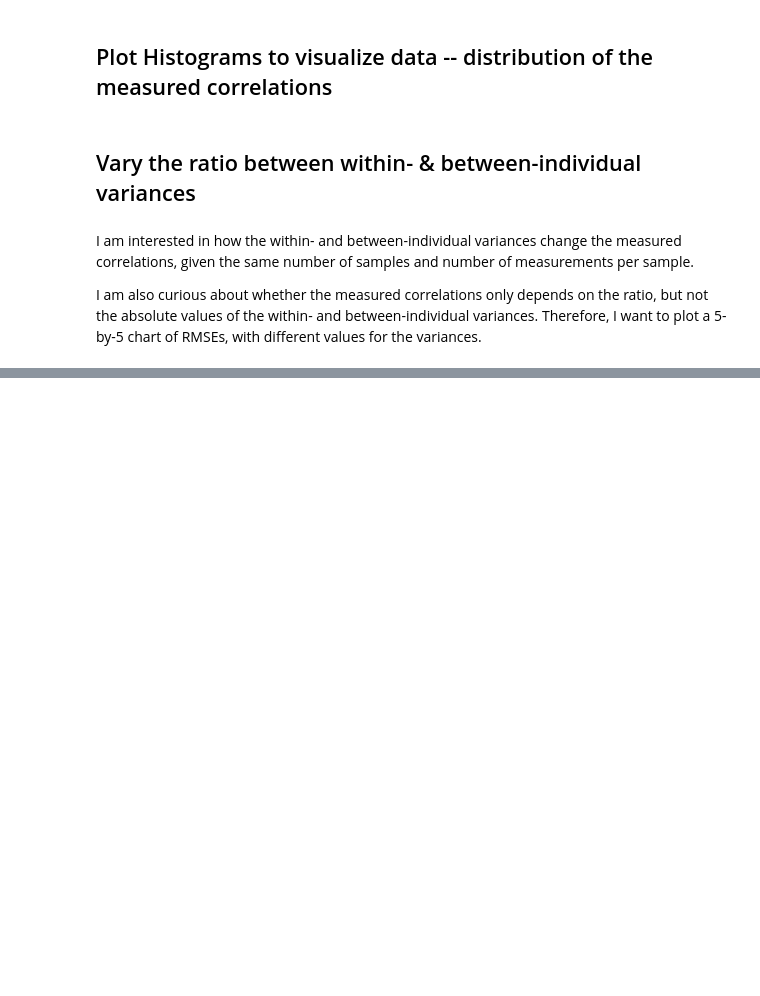
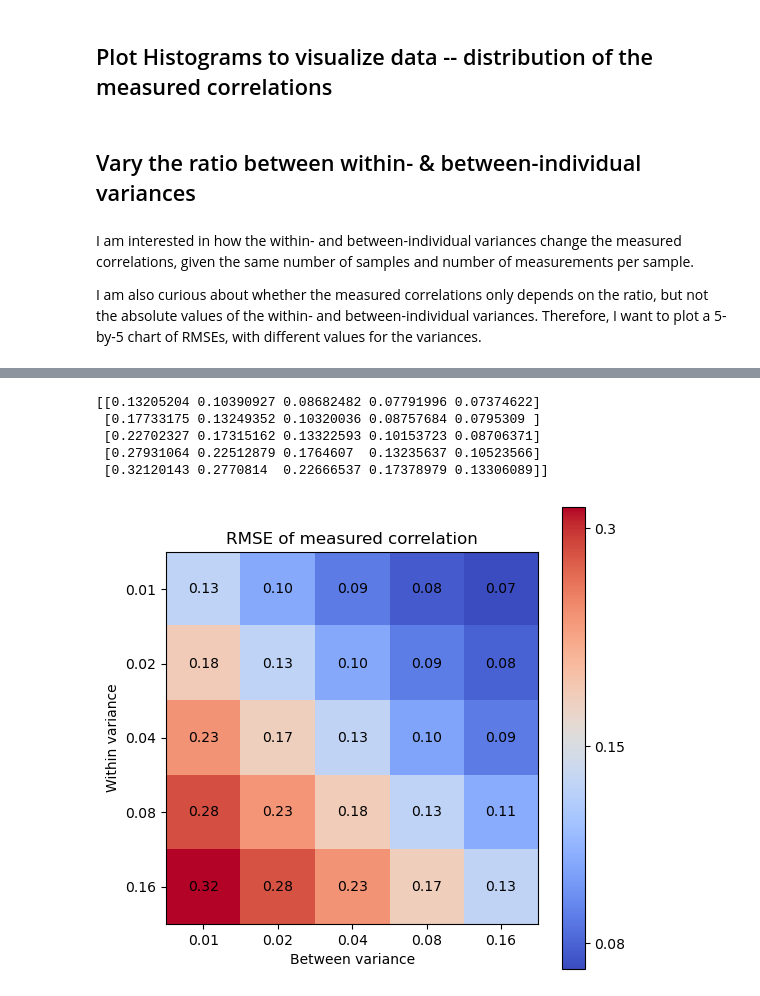
Before and after one commit to fh986/crowding-individual-difference, a Jupyter notebook: simulation_noiseCorrection_crowdingReading_testVariances.ipynb, the cells around one changed output, grey strips where cells are left out. Cells and saved outputs as stored; diff of their text form; code cells hidden in the pictures; blank space fills up the shorter version.

```diff
--- a/simulation_noiseCorrection_crowdingReading_testVariances.ipynb
+++ b/simulation_noiseCorrection_crowdingReading_testVariances.ipynb
@@ -531,0 +548,8 @@ plot_sim_results(results_corr_df)
+# %%
+crowding_param = def_variable_parameters(betweenVar=0.022, withinVar=0.012, mean=-0.426,learning_factor=0.06)
+rsvp_param = def_variable_parameters(betweenVar=0.029, withinVar=0.015, mean=2.96,learning_factor=0)
+results_corr_df = run_simulation(crowding_param, rsvp_param, range_samples=[320], range_measurements=[2])
+a = results_corr_df['rmse_corrected'].iloc[0]
+a = results_corr_df['rmse_measured'].iloc[0]
+
+print(a)
@@ -531,0 +558,19 @@ plot_sim_results(results_corr_df)
+# %%
+# repeat the simulation, change the between and within variances of crowding
+# RSVP parameters are kept the same
+rsvp_param = def_variable_parameters(betweenVar=0.029, withinVar=0.015, mean=2.96,learning_factor=0)
+
+rmse_measured_mtx = np.full((n_vars, n_vars), np.nan)
+rmse_corrected_mtx = np.full((n_vars, n_vars), np.nan)
+
+for ii in range(n_vars):
+    for jj in range(n_vars):
+        between_var = between_vars[jj]
+        within_var = within_vars[ii]
+        crowding_param = def_variable_parameters(betweenVar=between_var, withinVar=within_var,
+                                                 mean=-0.426,learning_factor=0.06)
+
+        results_corr_df = run_simulation(crowding_param, rsvp_param, range_samples=[320], range_measurements=[2])
+
+        rmse_measured_mtx[ii, jj] = results_corr_df['rmse_measured'].iloc[0]
+        rmse_corrected_mtx[ii, jj] = results_corr_df['rmse_corrected'].iloc[0]
@@ -531,0 +595,12 @@ plot_sim_results(results_corr_df)
+# %%
+ratio_plot_labels = def_plot_labels(title = 'RMSE of measured correlation',
+                                    x_label = 'Between variance', y_label = 'Within variance')
+
+plot_matrix(rmse_measured_mtx, ratio_plot_labels, n_vars, between_vars, within_vars)
+# %% [output]
+[[0.13205204 0.10390927 0.08682482 0.07791996 0.07374622]
+ [0.17733175 0.13249352 0.10320036 0.08757684 0.0795309 ]
+ [0.22702327 0.17315162 0.13322593 0.10153723 0.08706371]
+ [0.27931064 0.22512879 0.1764607  0.13235637 0.10523566]
+ [0.32120143 0.2770814  0.22666537 0.17378979 0.13306089]]
+[figure, added]
```
Also changed, not shown: parts of 9 cells of this notebook.
